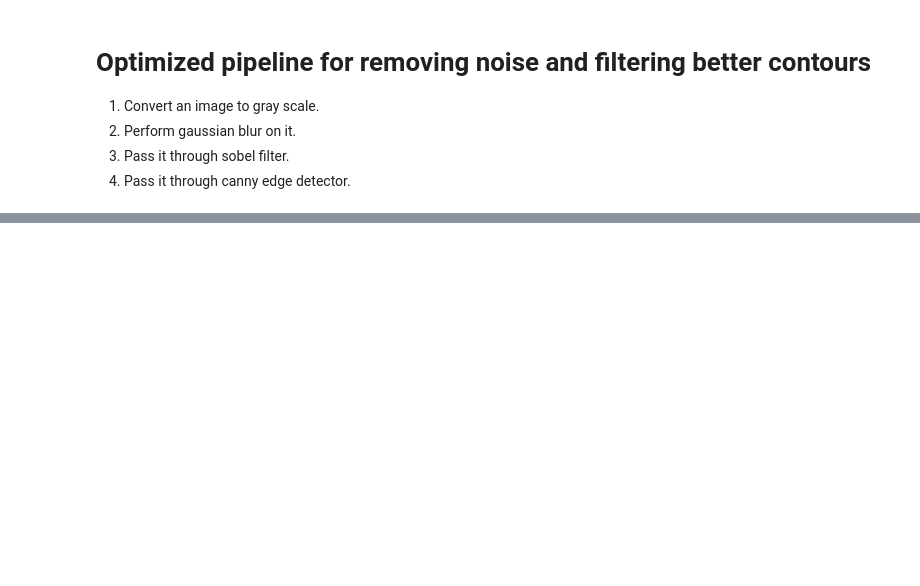
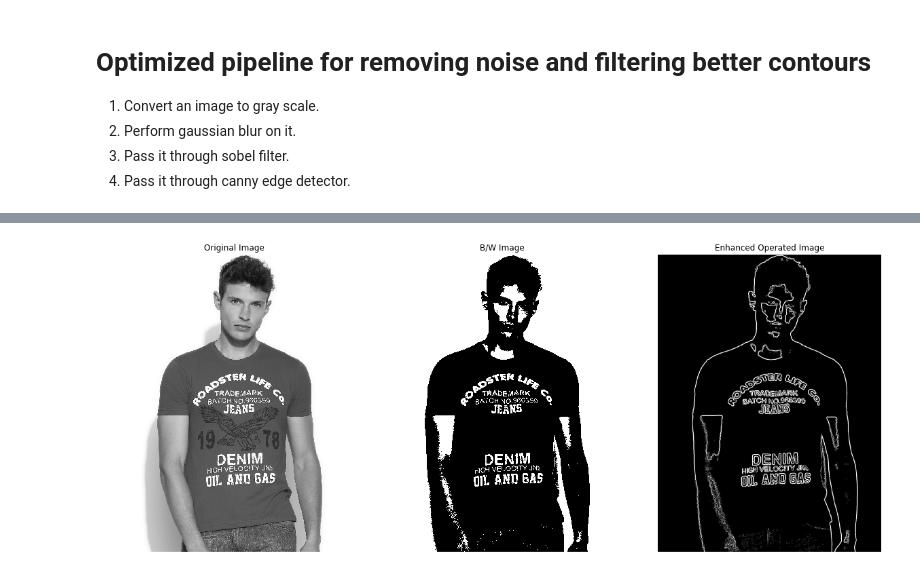
Before and after one commit to abhinav3/EdgeDetection, a Jupyter notebook: EdgeDetection-comparison.ipynb, the cells around one changed output, grey strips where cells are left out. Drawn from its saved outputs; the diff is of its cells as text; code cells hidden in the pictures; blank space fills up the shorter version.

```diff
--- a/EdgeDetection-comparison.ipynb
+++ b/EdgeDetection-comparison.ipynb
@@ -77,0 +95,4 @@ plt.subplot(122),plt.imshow(mag_copy, cmap='gray'),plt.axis('off'),plt.title('En
+# %%
+plotBetter('685810.jpg')
+# %% [output]
+[figure, added]
```
Also changed, not shown: parts of 8 cells of this notebook, 2 other files.
